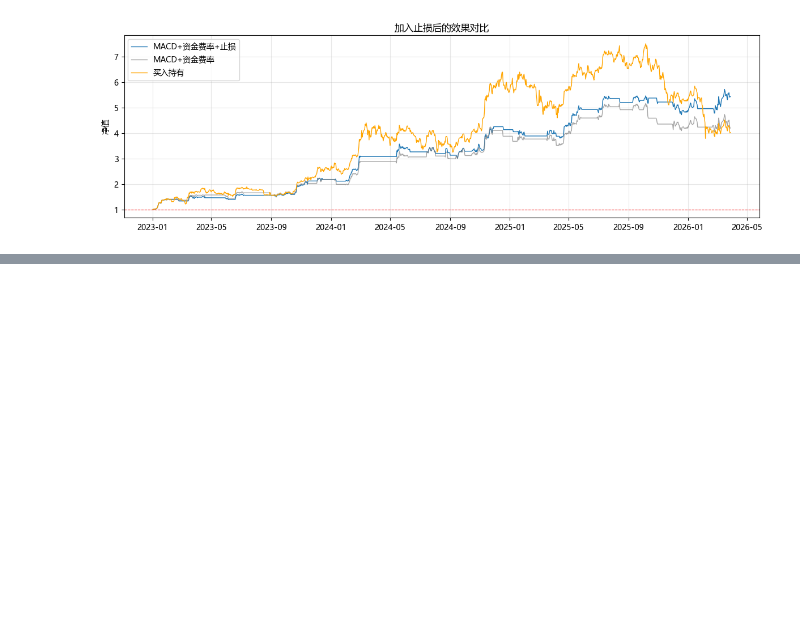
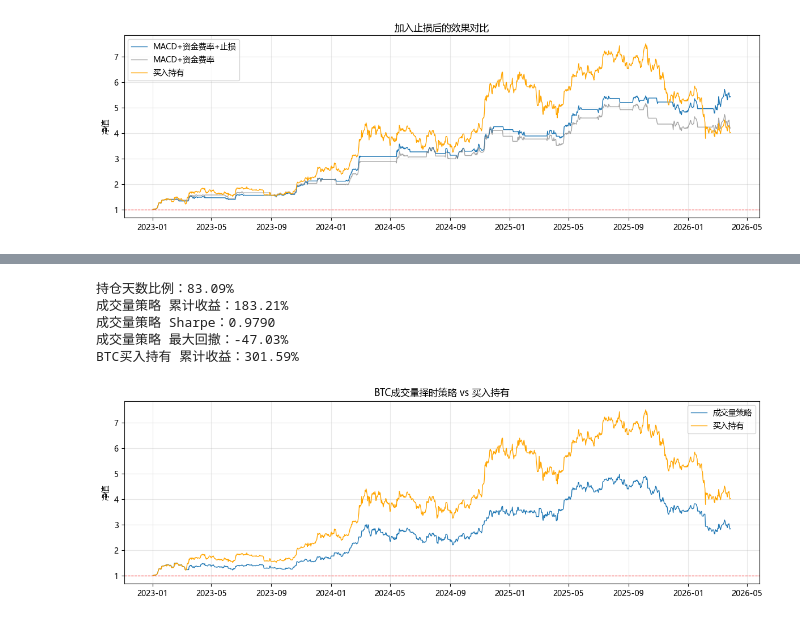
Before and after one commit to gh59/quant-research, a Jupyter notebook: 04_crypto/01_crypto_data.ipynb, the cells around one changed output, grey strips where cells are left out. Drawn from its saved outputs; the diff is of its cells as text; code cells hidden in the pictures; blank space fills up the shorter version.

```diff
--- a/04_crypto/01_crypto_data.ipynb
+++ b/04_crypto/01_crypto_data.ipynb
@@ -857,0 +1216,46 @@ plt.show()
+# %%
+# 用成交量因子构建择时信号
+# 逻辑：成交量比率 < 1.5（没有异常放量）且量价背离 > -3（没有恐慌抛售）才持仓
+
+signal_volume = pd.Series(1, index=close.index)
+signal_volume[volume_ratio > 1.5] = 0     # 成交量异常放大，空仓
+signal_volume[divergence < -3] = 0        # 恐慌抛售，空仓
+
+print(f"持仓天数比例：{signal_volume.mean():.2%}")
+
+# 回测
+ret = close.pct_change().dropna()
+sig = signal_volume.shift(1).dropna()
+common = ret.index.intersection(sig.index)
+strat_ret = ret[common] * sig[common]
+
+pv_volume = (1 + strat_ret).cumprod()
+bh = (1 + ret[common]).cumprod()
+
+total_ret = pv_volume.iloc[-1] - 1
+sharpe = strat_ret.mean() / strat_ret.std() * np.sqrt(365)
+dd = ((pv_volume - pv_volume.cummax()) / pv_volume.cummax()).min()
+bh_ret = bh.iloc[-1] - 1
+
+print(f"成交量策略 累计收益：{total_ret:.2%}")
+print(f"成交量策略 Sharpe：{sharpe:.4f}")
+print(f"成交量策略 最大回撤：{dd:.2%}")
+print(f"BTC买入持有 累计收益：{bh_ret:.2%}")
+
+plt.figure(figsize=(12, 4))
+plt.plot(pv_volume.index, pv_volume, linewidth=1, label="成交量策略")
+plt.plot(bh.index, bh, linewidth=1, label="买入持有", color="orange")
+plt.axhline(y=1, color="red", linewidth=0.8, linestyle="--")
+plt.title("BTC成交量择时策略 vs 买入持有")
+plt.ylabel("净值")
+plt.legend()
+plt.grid(True, alpha=0.3)
+plt.tight_layout()
+plt.show()
+# %% [output]
+持仓天数比例：83.09%
+成交量策略 累计收益：183.21%
+成交量策略 Sharpe：0.9790
+成交量策略 最大回撤：-47.03%
+BTC买入持有 累计收益：301.59%
+[figure, added]
```
Also changed, not shown: parts of 5 cells of this notebook.
